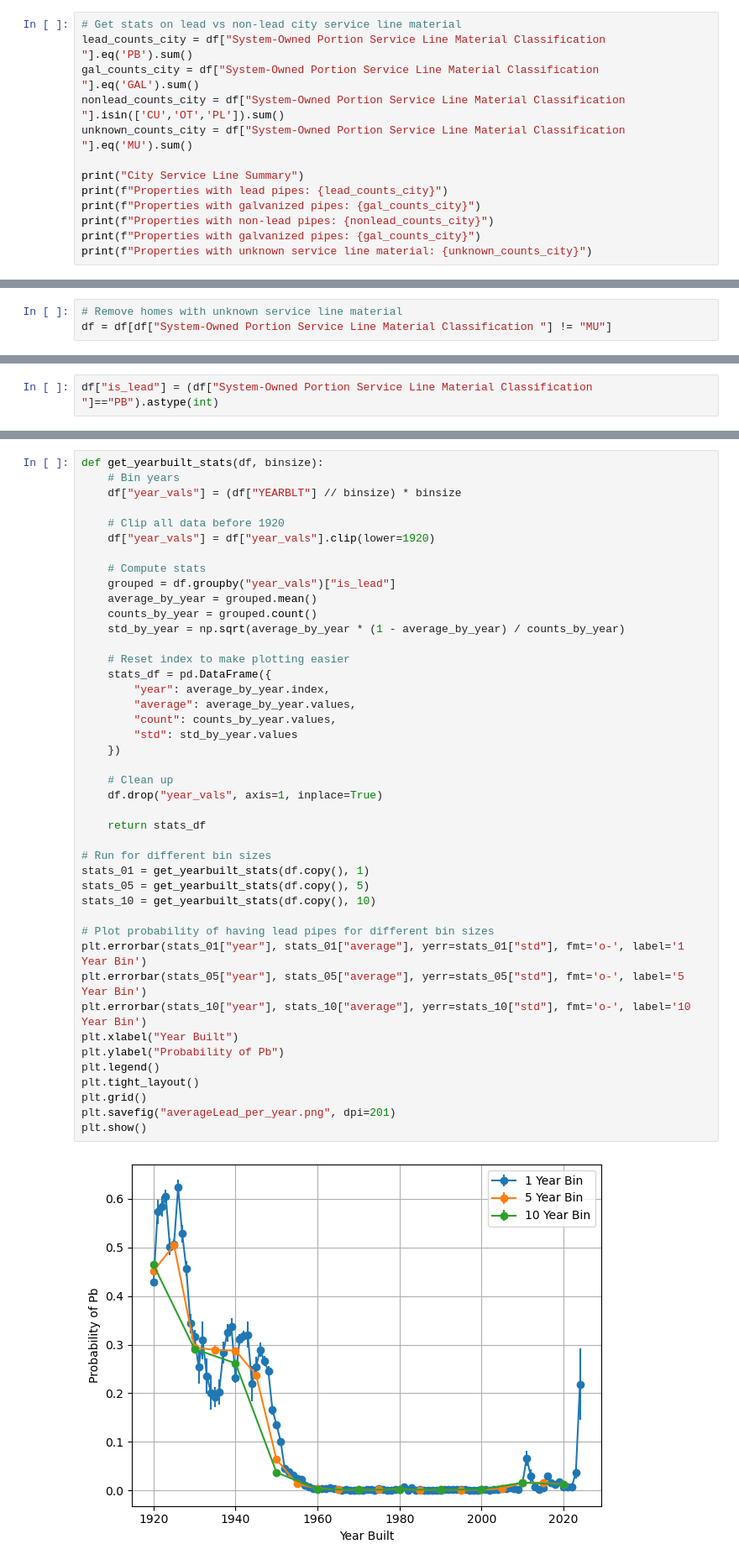
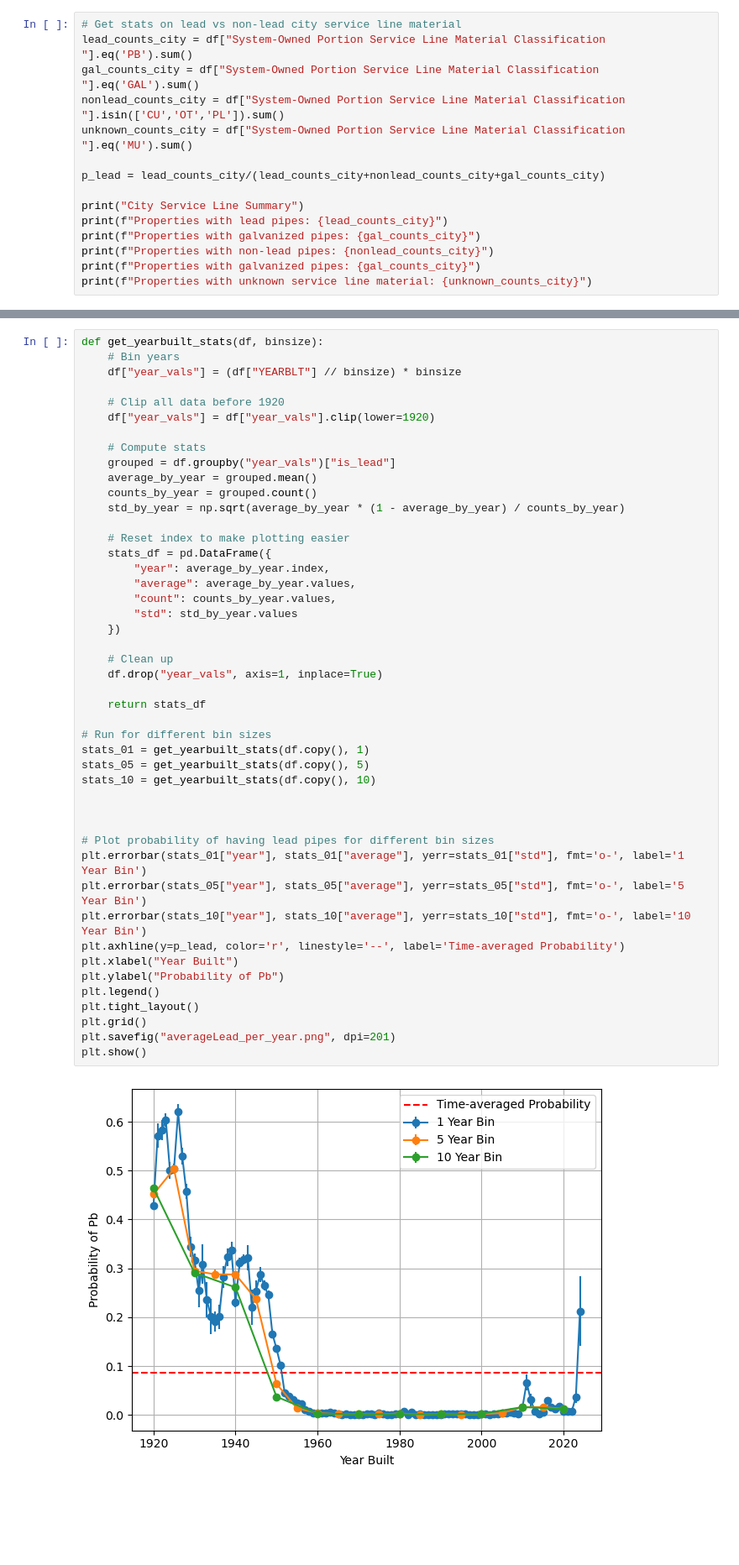
Before and after one commit to aschimmo/Erdos2025_LeadExposure, a Jupyter notebook: preliminary_analysis.ipynb, the cells around one changed output, grey strips where cells are left out. Shown: that part at 84% size. Saved outputs shown, nothing was run; the diff lists cells and outputs as text; blank space fills up the shorter version.

Commit message:
Cleaned up LogisticRegression, data_cleaning, and preliminary_analysis files. Added nearest neighbor lead/non lead data to logistic regression

```diff
--- a/preliminary_analysis.ipynb
+++ b/preliminary_analysis.ipynb
@@ -57,6 +37,8 @@ gal_counts_city = df["System-Owned Portion Service Line Material Classification
 nonlead_counts_city = df["System-Owned Portion Service Line Material Classification "].isin(['CU','OT','PL']).sum()
 unknown_counts_city = df["System-Owned Portion Service Line Material Classification "].eq('MU').sum()
 
+p_lead = lead_counts_city/(lead_counts_city+nonlead_counts_city+gal_counts_city)
+
 print("City Service Line Summary")
 print(f"Properties with lead pipes: {lead_counts_city}")
 print(f"Properties with galvanized pipes: {gal_counts_city}")
@@ -72,4 +54 @@ Properties with galvanized pipes: 3384
 Properties with unknown service line material: 0
-# %%
-# Remove homes with unknown service line material
-df = df[df["System-Owned Portion Service Line Material Classification "] != "MU"]
@@ -96,5 +55,3 @@ array([1800., 1803., 1805., 1807., 1810., 1811., 1813., 1819., 1820.,
-# %%
-df["is_lead"] = (df["System-Owned Portion Service Line Material Classification "]=="PB").astype(int)
 # %%
 df.sample(n=10)
 # %% [output]
@@ -144,34 +85,37 @@ def get_yearbuilt_stats(df, binsize):
     # Reset index to make plotting easier
     stats_df = pd.DataFrame({
         "year": average_by_year.index,
         "average": average_by_year.values,
         "count": counts_by_year.values,
         "std": std_by_year.values
     })
 
     # Clean up
     df.drop("year_vals", axis=1, inplace=True)
 
     return stats_df
 
 # Run for different bin sizes
 stats_01 = get_yearbuilt_stats(df.copy(), 1)
 stats_05 = get_yearbuilt_stats(df.copy(), 5)
 stats_10 = get_yearbuilt_stats(df.copy(), 10)
 
+
+
 # Plot probability of having lead pipes for different bin sizes
 plt.errorbar(stats_01["year"], stats_01["average"], yerr=stats_01["std"], fmt='o-', label='1 Year Bin')
 plt.errorbar(stats_05["year"], stats_05["average"], yerr=stats_05["std"], fmt='o-', label='5 Year Bin')
 plt.errorbar(stats_10["year"], stats_10["average"], yerr=stats_10["std"], fmt='o-', label='10 Year Bin')
+plt.axhline(y=p_lead, color='r', linestyle='--', label='Time-averaged Probability')
 plt.xlabel("Year Built")
 plt.ylabel("Probability of Pb")
 plt.legend()
 plt.tight_layout()
 plt.grid()
 plt.savefig("averageLead_per_year.png", dpi=201)
 plt.show()
 # %% [output]
-[figure, old version]
+[figure, new version]
 # %% [markdown]
 Notes on the plot:
 
```
Also changed, not shown: parts of 11 cells of this notebook, 5 other files.
